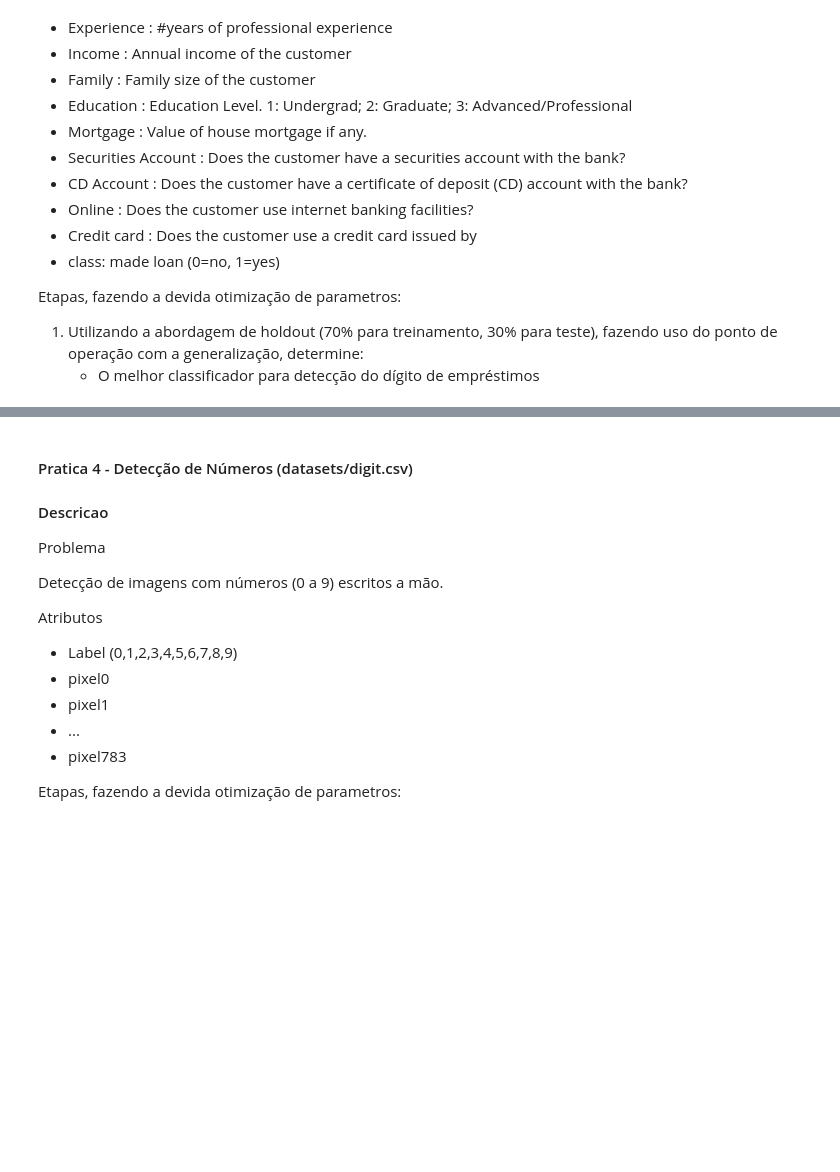
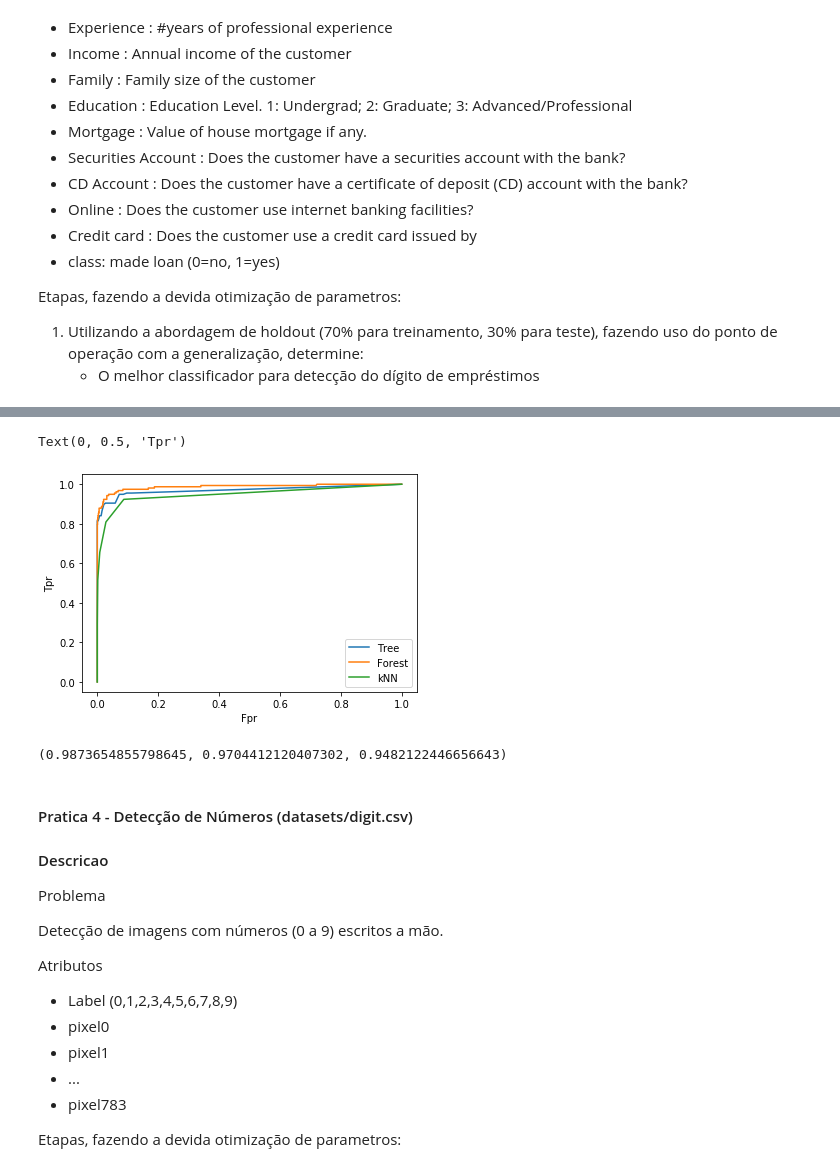
Before and after one commit to AleBark/Data-Mining-Basics, a Jupyter notebook: list_04/ex_04.ipynb, the cells around one changed output, grey strips where cells are left out. Saved outputs shown, nothing was run; the diff lists cells and outputs as text; code cells hidden in the pictures; blank space fills up the shorter version.

```diff
--- a/list_04/ex_04.ipynb
+++ b/list_04/ex_04.ipynb
@@ -366,3 +486,23 @@ df.describe()
+# %%
+kNN = KNeighborsClassifier(n_neighbors = 7)
+kNN.fit(featuresTreino, labelTreino)
+predictProbaKNN = kNN.predict_proba(featuresTeste)
+
+fprKnn, tprKnn, limiarKnn = roc_curve(labelTeste, predictProbaKNN[:,1], pos_label=1)
+# %%
+plt.plot(fprTree, tprTree)
+plt.plot(fprForest, tprForest)
+plt.plot(fprKnn, tprKnn)
+plt.legend(['Tree', 'Forest', 'kNN'])
+plt.xlabel('Fpr')
+plt.ylabel('Tpr')
+# %% [output]
+Text(0, 0.5, 'Tpr')
+[figure, added]
+# %%
+auc(fprForest, tprForest),auc(fprTree, tprTree),auc(fprKnn, tprKnn)
+# %% [output]
+(0.9873654855798645, 0.9704412120407302, 0.9482122446656643)
 # %% [markdown]
 ####  Pratica 4 -  Detecção de Números (datasets/digit.csv)
 
```
Also changed, not shown: parts of 23 cells of this notebook.
